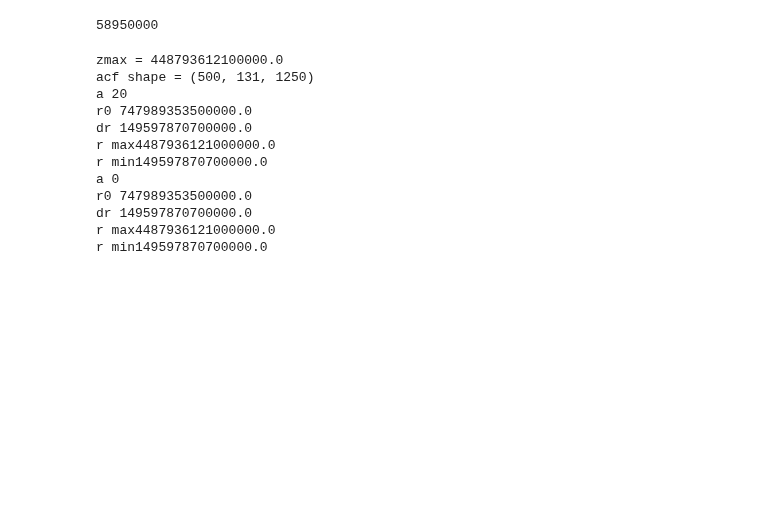
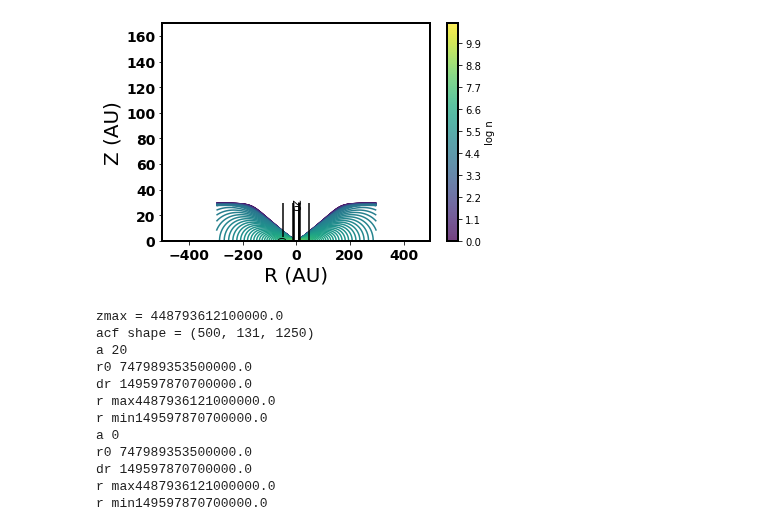
Before and after one commit to theochawla/49ceti_warpmodel, a Jupyter notebook: Warp/testing_code.ipynb, the cells around one changed output. Saved outputs shown, nothing was run; the diff lists cells and outputs as text; code cells hidden in the pictures; blank space fills up the shorter version.

```diff
--- a/Warp/testing_code.ipynb
+++ b/Warp/testing_code.ipynb
@@ -56,4 +38,4 @@ rho0 mean nan
 # %%
-131*180*2500
+y.plot_structure()
 # %% [output]
-58950000
+[figure, added]
```
Also changed, not shown: parts of 6 cells of this notebook, 13 other files.
